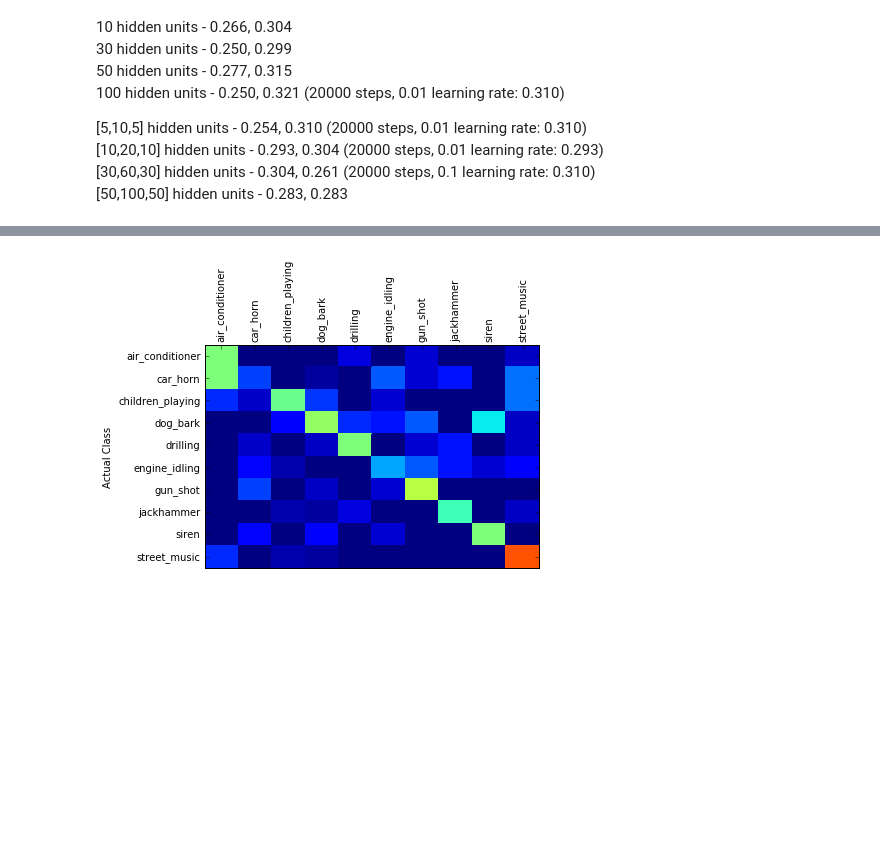
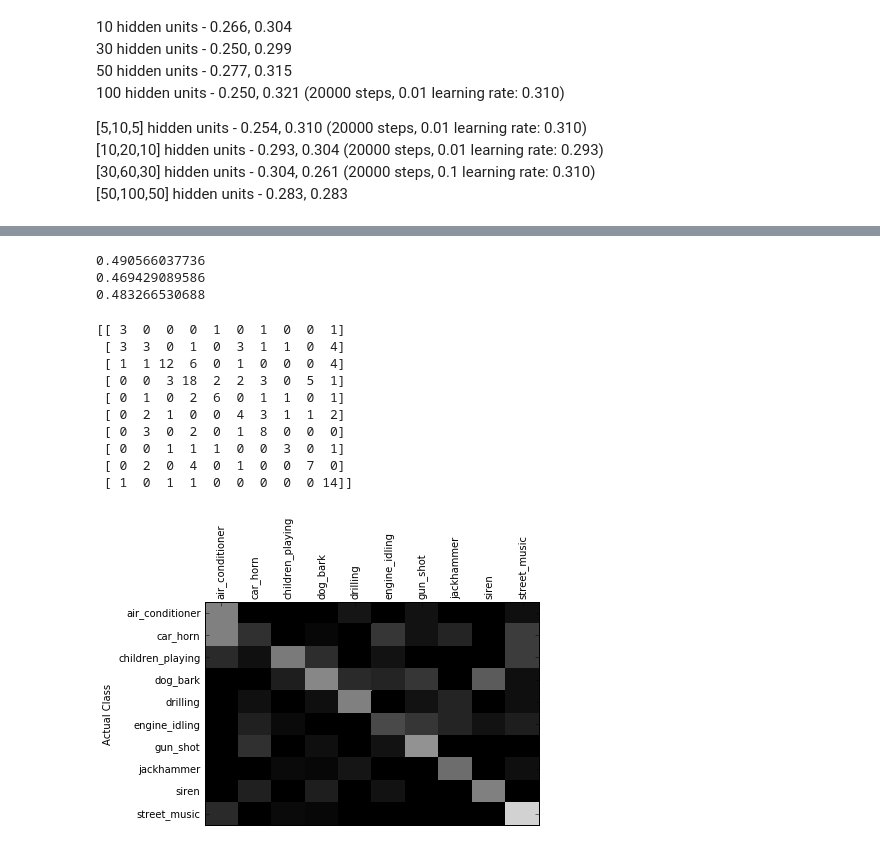
Before and after one commit to hopeemac/ML_UrbanSounds, a Jupyter notebook: UrbanSounds_NN_AdaBoost_Bagging.ipynb, the cells around one changed output, grey strips where cells are left out. Saved outputs shown, nothing was run; the diff lists cells and outputs as text; code cells hidden in the pictures; blank space fills up the shorter version.

```diff
--- a/UrbanSounds_NN_AdaBoost_Bagging.ipynb
+++ b/UrbanSounds_NN_AdaBoost_Bagging.ipynb
@@ -28,7 +28,7 @@ def plotHeatmap(y_actual, y_pred, y_labels, printCF=False):
     confMatNorm = np.true_divide(confMat, y_counts)
 
     fig, ax = plt.subplots()
-    heatmap = ax.pcolor(confMatNorm, cmap=plt.cm.jet, vmin=0, vmax=1)
+    heatmap = ax.pcolor(confMatNorm, cmap=plt.cm.gray, vmin=0, vmax=1)
 
     # locate ticks
     ax.set_xticks(np.arange(confMatNorm.shape[0])+0.5, minor=False)
@@ -132,10 +132,28 @@ Step #9800, epoch #816, avg. train loss: 0.04647
 Step #9900, epoch #825, avg. train loss: 0.04560
 Step #10000, epoch #833, avg. train loss: 0.04313
 Accuracy: 0.490566
+# %%
+print(f1_score(y_test, classifier.predict(X_test_std), average='micro'))
+print(f1_score(y_test, classifier.predict(X_test_std), average='macro'))
+print(f1_score(y_test, classifier.predict(X_test_std), average='weighted'))
+# %% [output]
+0.490566037736
+0.469429089586
+0.483266530688
 # %%
-plotHeatmap(y_test, classifier.predict(X_test_std), y_labels)
+plotHeatmap(y_test, classifier.predict(X_test_std), y_labels, printCF=True)
 # %% [output]
+[[ 3  0  0  0  1  0  1  0  0  1]
+ [ 3  3  0  1  0  3  1  1  0  4]
+ [ 1  1 12  6  0  1  0  0  0  4]
+ [ 0  0  3 18  2  2  3  0  5  1]
+ [ 0  1  0  2  6  0  1  1  0  1]
+ [ 0  2  1  0  0  4  3  1  1  2]
+ [ 0  3  0  2  0  1  8  0  0  0]
+ [ 0  0  1  1  1  0  0  3  0  1]
+ [ 0  2  0  4  0  1  0  0  7  0]
+ [ 1  0  1  1  0  0  0  0  0 14]]
-[figure, old version]
+[figure, new version]
 # %% [markdown]
 ### AdaBoost Classifier
 Decision tree depth with learning rate 0.1 and 500, 1000, 2000, 5000 estimators:
```
Also changed, not shown: parts of 7 cells of this notebook.
